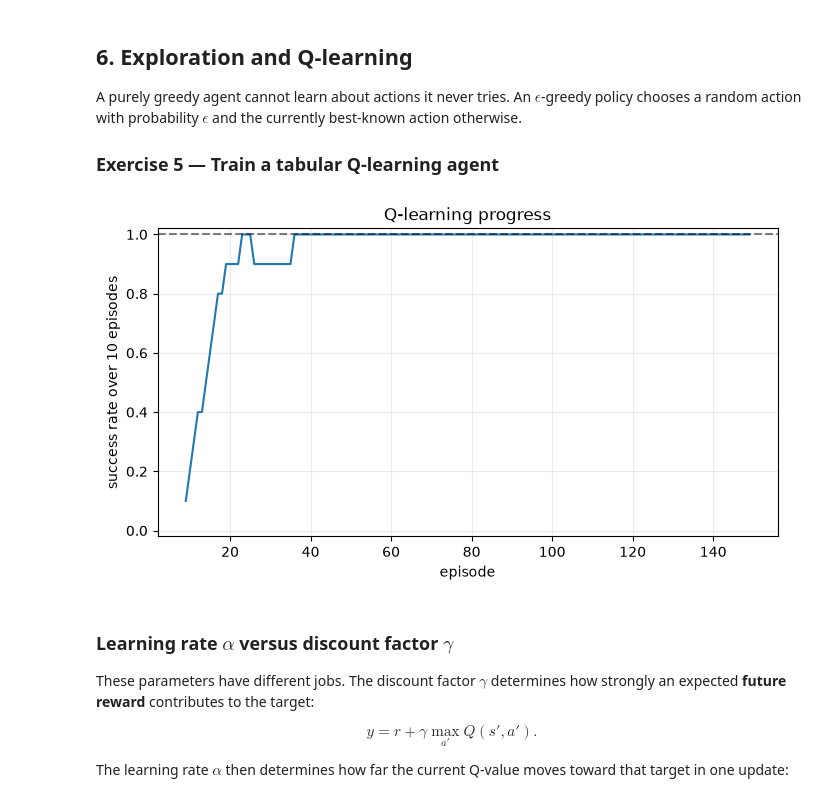
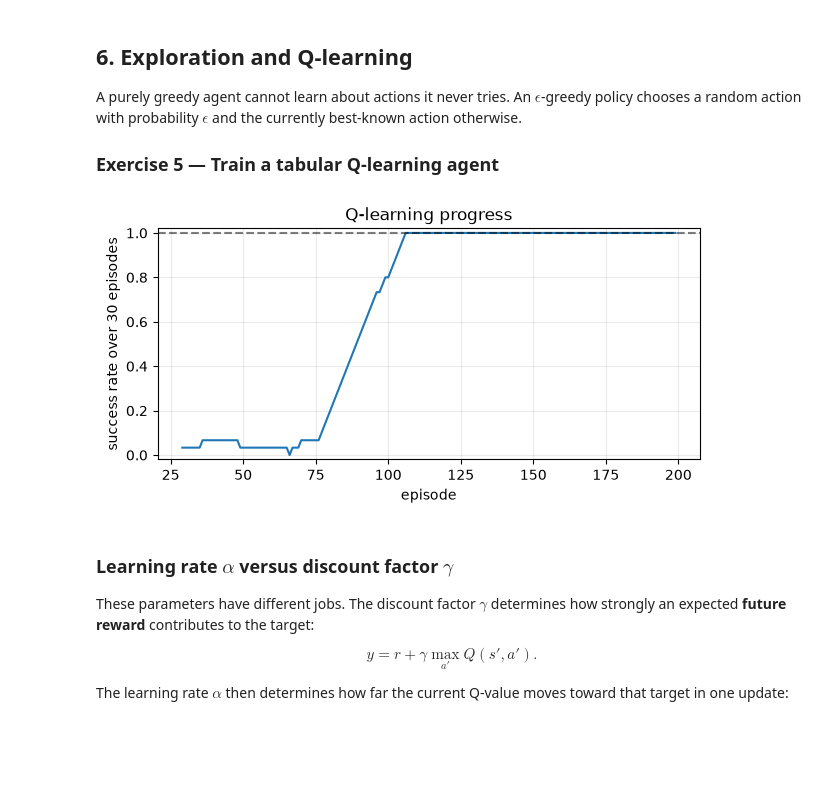
Before and after one commit to Maxstef/cs231n-practice, a Jupyter notebook: notebooks/69_agent_environment_and_tabular_rl.ipynb, the cells around one changed output. Cells and saved outputs as stored; diff of their text form; code cells hidden in the pictures; blank space fills up the shorter version.

```diff
--- a/notebooks/69_agent_environment_and_tabular_rl.ipynb
+++ b/notebooks/69_agent_environment_and_tabular_rl.ipynb
@@ -318,11 +318,11 @@ A purely greedy agent cannot learn about actions it never tries. An $\epsilon$-g
 # %%
 def train_q_learning(
     environment,
-    number_episodes=150,
+    number_episodes=200,
     alpha=0.25,
     gamma=0.95,
-    epsilon=0.2,
-    max_steps=100,
+    epsilon=0.25,
+    max_steps=40,
     seed=SEED,
 ):
     rng = np.random.default_rng(seed)
@@ -345,49 +345,51 @@ def train_q_learning(
                 q_values,
                 state=state,
                 action=action,
                 reward=reward,
                 next_state=next_state,
                 terminated=terminated,
                 alpha=alpha,
                 gamma=gamma,
             )
 
             total_reward += reward
             state = next_state
             if terminated:
                 break
 
         episode_returns.append(total_reward)
         episode_lengths.append(step_index + 1)
         episode_successes.append(terminated)
 
     history = {
         "returns": np.asarray(episode_returns),
         "lengths": np.asarray(episode_lengths),
         "successes": np.asarray(episode_successes),
     }
     return q_values, history
 
 
 q_values, training_history = train_q_learning(GridWorld())
 
-window = 10
-moving_success = np.convolve(
-    training_history["successes"].astype(float),
-    np.ones(window) / window,
-    mode="valid",
-)
-plt.figure(figsize=(8, 4))
-plt.plot(np.arange(window - 1, len(training_history["successes"])), moving_success)
-plt.axhline(1.0, color="black", linestyle="--", alpha=0.5)
-plt.ylim(-0.02, 1.02)
-plt.xlabel("episode")
-plt.ylabel(f"success rate over {window} episodes")
-plt.title("Q-learning progress")
-plt.grid(alpha=0.25)
-plt.show()
+def plot_training_history(training_history, window=10):
+    moving_success = np.convolve(
+        training_history["successes"].astype(float),
+        np.ones(window) / window,
+        mode="valid",
+    )
+    plt.figure(figsize=(7, 3))
+    plt.plot(np.arange(window - 1, len(training_history["successes"])), moving_success)
+    plt.axhline(1.0, color="black", linestyle="--", alpha=0.5)
+    plt.ylim(-0.02, 1.02)
+    plt.xlabel("episode")
+    plt.ylabel(f"success rate over {window} episodes")
+    plt.title("Q-learning progress")
+    plt.grid(alpha=0.25)
+    plt.show()
+
+plot_training_history(training_history, window=30)
 # %% [output]
-[figure, old version]
+[figure, new version]
 # %% [markdown]
 ### Learning rate $\alpha$ versus discount factor $\gamma$
 
```
Also changed, not shown: parts of 7 cells of this notebook.
